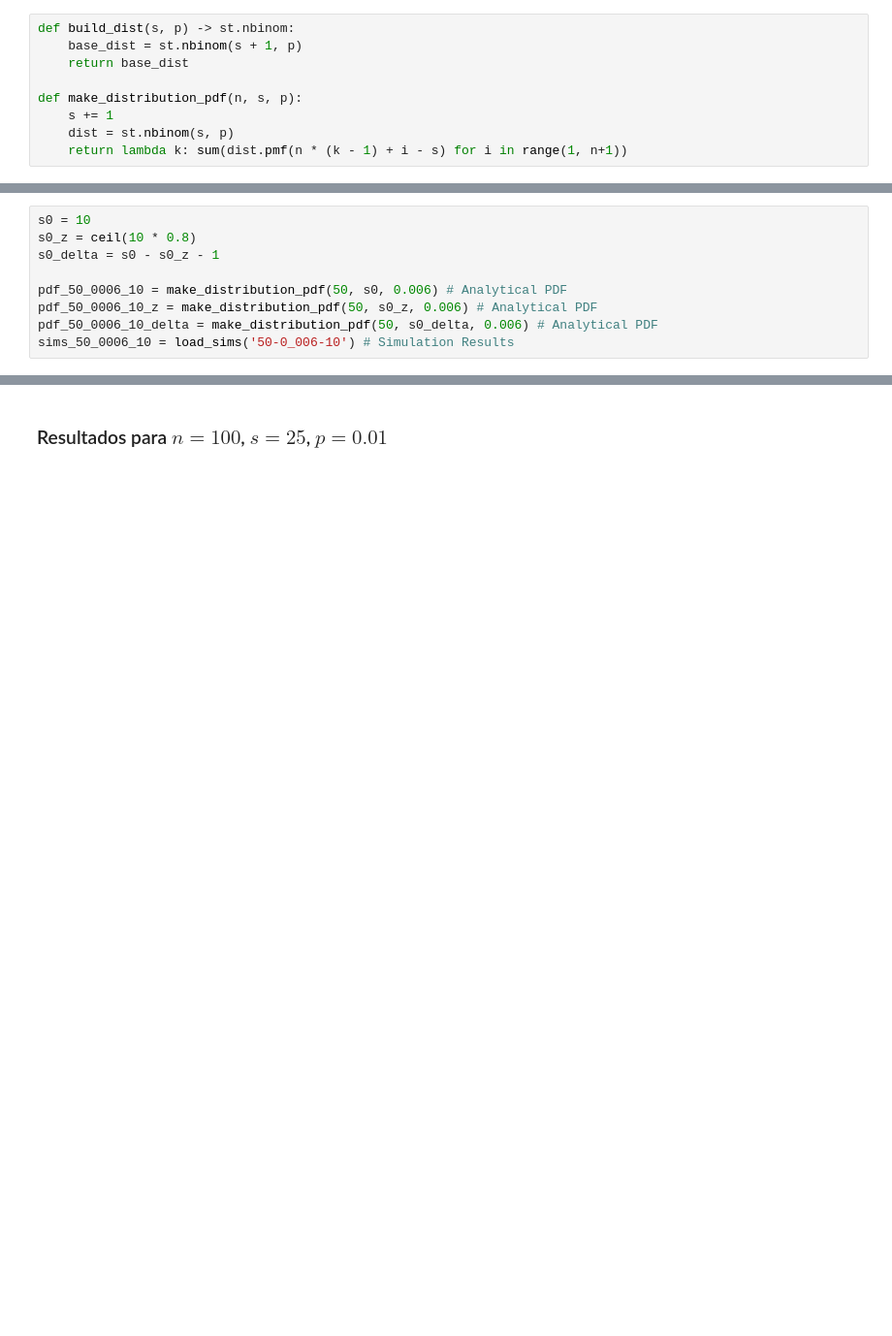
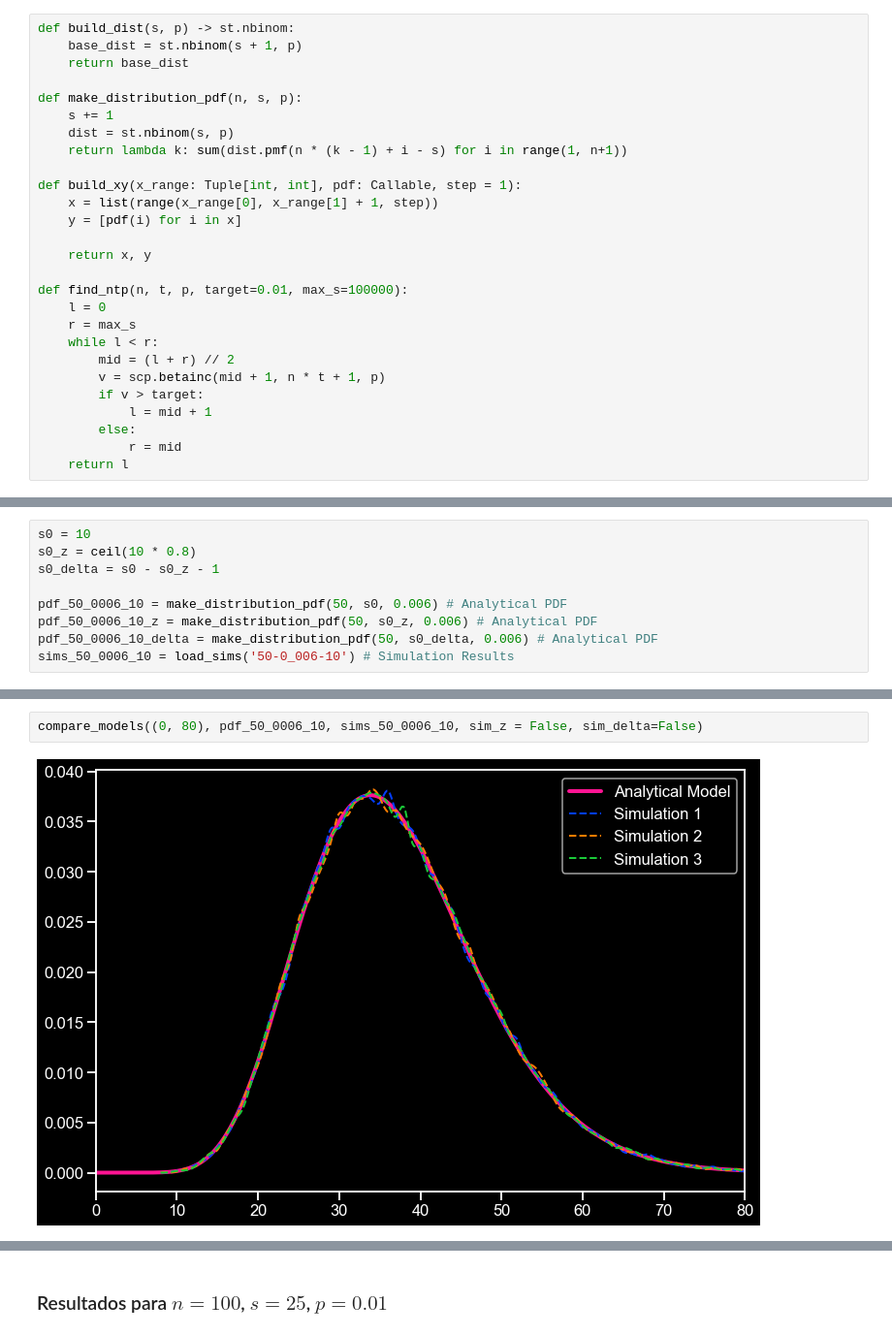
Before and after one commit to DanielHLelis/PROJ1-STAT, a Jupyter notebook: analysis.ipynb, the cells around one changed output, grey strips where cells are left out. Shown at 97% size. Saved outputs shown, nothing was run; the diff lists cells and outputs as text; blank space fills up the shorter version.

```diff
--- a/analysis.ipynb
+++ b/analysis.ipynb
@@ -105,3 +111,21 @@ def make_distribution_pdf(n, s, p):
     s += 1
     dist = st.nbinom(s, p)
     return lambda k: sum(dist.pmf(n * (k - 1) + i - s) for i in range(1, n+1))
+
+def build_xy(x_range: Tuple[int, int], pdf: Callable, step = 1):
+    x = list(range(x_range[0], x_range[1] + 1, step))
+    y = [pdf(i) for i in x]
+
+    return x, y
+
+def find_ntp(n, t, p, target=0.01, max_s=100000):
+    l = 0
+    r = max_s
+    while l < r:
+        mid = (l + r) // 2
+        v = scp.betainc(mid + 1, n * t + 1, p)
+        if v > target:
+            l = mid + 1
+        else:
+            r = mid
+    return l
@@ -259,0 +225,4 @@ compare_models((0, 80), pdf_50_0006_10, sims_50_0006_10, pdf_50_0006_10_z, pdf_5
+# %%
+compare_models((0, 80), pdf_50_0006_10, sims_50_0006_10, sim_z = False, sim_delta=False)
+# %% [output]
+[figure, added]
```
Also changed, not shown: parts of 25 cells of this notebook, 1 other file.
